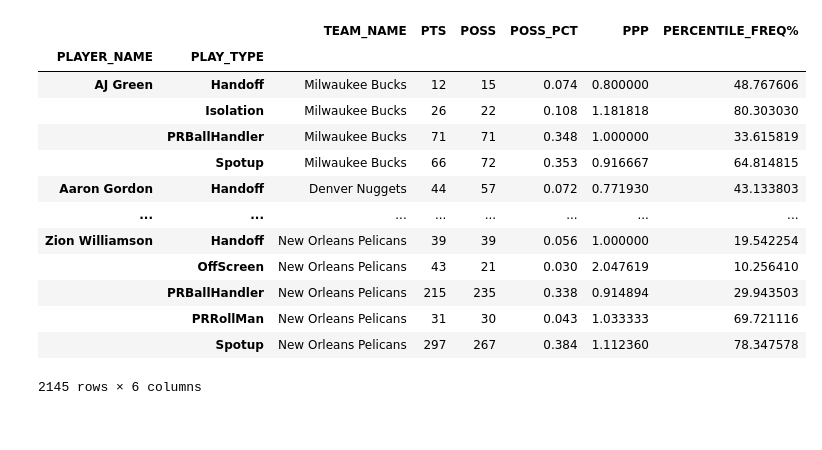
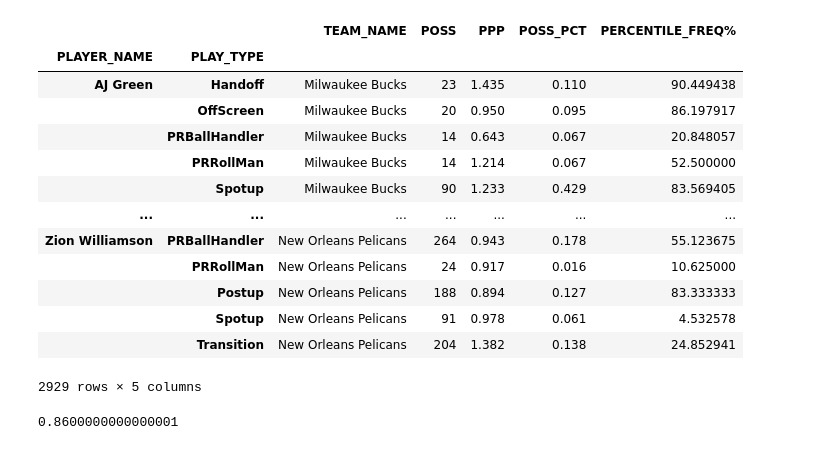
Before and after one commit to omermazig/nba_statistics_provider, a Jupyter notebook: playground.ipynb, the cells around one changed output. Cells and saved outputs as stored; diff of their text form; code cells hidden in the pictures.

Commit message:
Make steps towards making it work for teams too

```diff
--- a/playground.ipynb
+++ b/playground.ipynb
@@ -1,61 +1,77 @@
 # %%
 from leagueScripts import PlayTypeLeagueAverage
-from nba_api.stats.library.parameters import PlayType
+from nba_api.stats.library.parameters import PlayType, PlayerOrTeamAbbreviation, TypeGroupingNullable
 from nba_api.stats.endpoints import SynergyPlayTypes
 import pandas as pd
 
+type_grouping_nullable = TypeGroupingNullable.offensive
+player_or_team_abbreviation = PlayerOrTeamAbbreviation.player
+
 playtypes_df = []
 for playtype in PlayTypeLeagueAverage.get_playtype_classes_names():
-    _playtype_df = SynergyPlayTypes(play_type_nullable=getattr(PlayType, playtype), type_grouping_nullable='offensive', player_or_team_abbreviation='P').synergy_play_type.get_data_frame()
+    _playtype_df = SynergyPlayTypes(
+        play_type_nullable=getattr(PlayType, playtype),
+        type_grouping_nullable=type_grouping_nullable, player_or_team_abbreviation=player_or_team_abbreviation
+    ).synergy_play_type.get_data_frame()
     if not _playtype_df.empty:
         playtypes_df.append(_playtype_df)
 df = pd.concat(playtypes_df)
-df = df[['PLAYER_NAME', 'TEAM_NAME', 'PLAY_TYPE', 'PTS', 'POSS', 'POSS_PCT']]
+categories = ['TEAM_NAME', 'PLAY_TYPE', 'POSS', 'PPP', 'POSS_PCT']
+if player_or_team_abbreviation == PlayerOrTeamAbbreviation.player:
+    categories.insert(0, 'PLAYER_NAME')
+df = df[categories]
 
 # Define a custom aggregation function
 def custom_agg(group):
-    # Calculate the combined team names
-    combined_team_names = ', '.join(group['TEAM_NAME'].unique())
-
-    # Calculate the sum of PTS and POSS
-    pts_sum = group['PTS'].sum()
+    # Calculate the sum of POSS
     poss_sum = group['POSS'].sum()
 
-    # Calculate the correct POSS_PCT
+    # Calculate the correct PPP and POSS_PCT
+    ppp_numerator = (group['PPP'] * group['POSS']).sum()
+    ppp_denominator = poss_sum
+    ppp = ppp_numerator / ppp_denominator if ppp_numerator != 0 else 0
+
     poss_pct_numerator = poss_sum
     poss_pct_denominator = (group['POSS'] / group['POSS_PCT']).sum()
     poss_pct = poss_pct_numerator / poss_pct_denominator if poss_pct_denominator != 0 else 0
 
     # Return as a Series
-    return pd.Series({
-        'TEAM_NAME': combined_team_names,
-        'PTS': pts_sum,
+    return pd.Series(
+        ({'TEAM_NAME': ', '.join(group['TEAM_NAME'].unique())} if player_or_team_abbreviation == PlayerOrTeamAbbreviation.player else {})
+        |
+        {
         'POSS': poss_sum,
-        'POSS_PCT': poss_pct
-    })
+        'PPP': ppp,
+        'POSS_PCT': poss_pct,
+        }
+    )
 
 # Apply the custom aggregation for players with multiple teams
-df = df.groupby(['PLAYER_NAME', 'PLAY_TYPE']).apply(custom_agg, include_groups=False)
-df['PPP'] = df['PTS'] / df['POSS']
+df = df.groupby(['PLAYER_NAME' if player_or_team_abbreviation == PlayerOrTeamAbbreviation.player else 'TEAM_NAME' , 'PLAY_TYPE']).apply(custom_agg, include_groups=False)
 # Calculate percentiles
 df['PERCENTILE_FREQ%'] = df.groupby('PLAY_TYPE')['POSS_PCT'].rank(pct=True) * 100
 
 df
 # %% [output]
-|  |  | TEAM_NAME | PTS | POSS | POSS_PCT | PPP | PERCENTILE_FREQ% |
-| PLAYER_NAME | PLAY_TYPE |  |  |  |  |  |  |
-| AJ Green | Handoff | Milwaukee Bucks | 12 | 15 | 0.074 | 0.800000 | 48.767606 |
-|  | Isolation | Milwaukee Bucks | 26 | 22 | 0.108 | 1.181818 | 80.303030 |
-|  | PRBallHandler | Milwaukee Bucks | 71 | 71 | 0.348 | 1.000000 | 33.615819 |
-|  | Spotup | Milwaukee Bucks | 66 | 72 | 0.353 | 0.916667 | 64.814815 |
-| Aaron Gordon | Handoff | Denver Nuggets | 44 | 57 | 0.072 | 0.771930 | 43.133803 |
-| ... | ... | ... | ... | ... | ... | ... | ... |
-| Zion Williamson | Handoff | New Orleans Pelicans | 39 | 39 | 0.056 | 1.000000 | 19.542254 |
-|  | OffScreen | New Orleans Pelicans | 43 | 21 | 0.030 | 2.047619 | 10.256410 |
-|  | PRBallHandler | New Orleans Pelicans | 215 | 235 | 0.338 | 0.914894 | 29.943503 |
-|  | PRRollMan | New Orleans Pelicans | 31 | 30 | 0.043 | 1.033333 | 69.721116 |
-|  | Spotup | New Orleans Pelicans | 297 | 267 | 0.384 | 1.112360 | 78.347578 |
+|  |  | TEAM_NAME | POSS | PPP | POSS_PCT | PERCENTILE_FREQ% |
+| PLAYER_NAME | PLAY_TYPE |  |  |  |  |  |
+| AJ Green | Handoff | Milwaukee Bucks | 23 | 1.435 | 0.110 | 90.449438 |
+|  | OffScreen | Milwaukee Bucks | 20 | 0.950 | 0.095 | 86.197917 |
+|  | PRBallHandler | Milwaukee Bucks | 14 | 0.643 | 0.067 | 20.848057 |
+|  | PRRollMan | Milwaukee Bucks | 14 | 1.214 | 0.067 | 52.500000 |
+|  | Spotup | Milwaukee Bucks | 90 | 1.233 | 0.429 | 83.569405 |
+| ... | ... | ... | ... | ... | ... | ... |
+| Zion Williamson | PRBallHandler | New Orleans Pelicans | 264 | 0.943 | 0.178 | 55.123675 |
+|  | PRRollMan | New Orleans Pelicans | 24 | 0.917 | 0.016 | 10.625000 |
+|  | Postup | New Orleans Pelicans | 188 | 0.894 | 0.127 | 83.333333 |
+|  | Spotup | New Orleans Pelicans | 91 | 0.978 | 0.061 | 4.532578 |
+|  | Transition | New Orleans Pelicans | 204 | 1.382 | 0.138 | 24.852941 |
-2145 rows × 6 columns
+2929 rows × 5 columns
+# %%
+# TODO - Check why not 100
+df.loc['Aaron Gordon']['POSS_PCT'].sum()
+# %% [output]
+0.8600000000000001
 # %%
 # Pivot the dataframe
 df_pivot = df.pivot_table(index=['PLAYER_NAME'],
```
Also changed, not shown: parts of 3 cells of this notebook.
